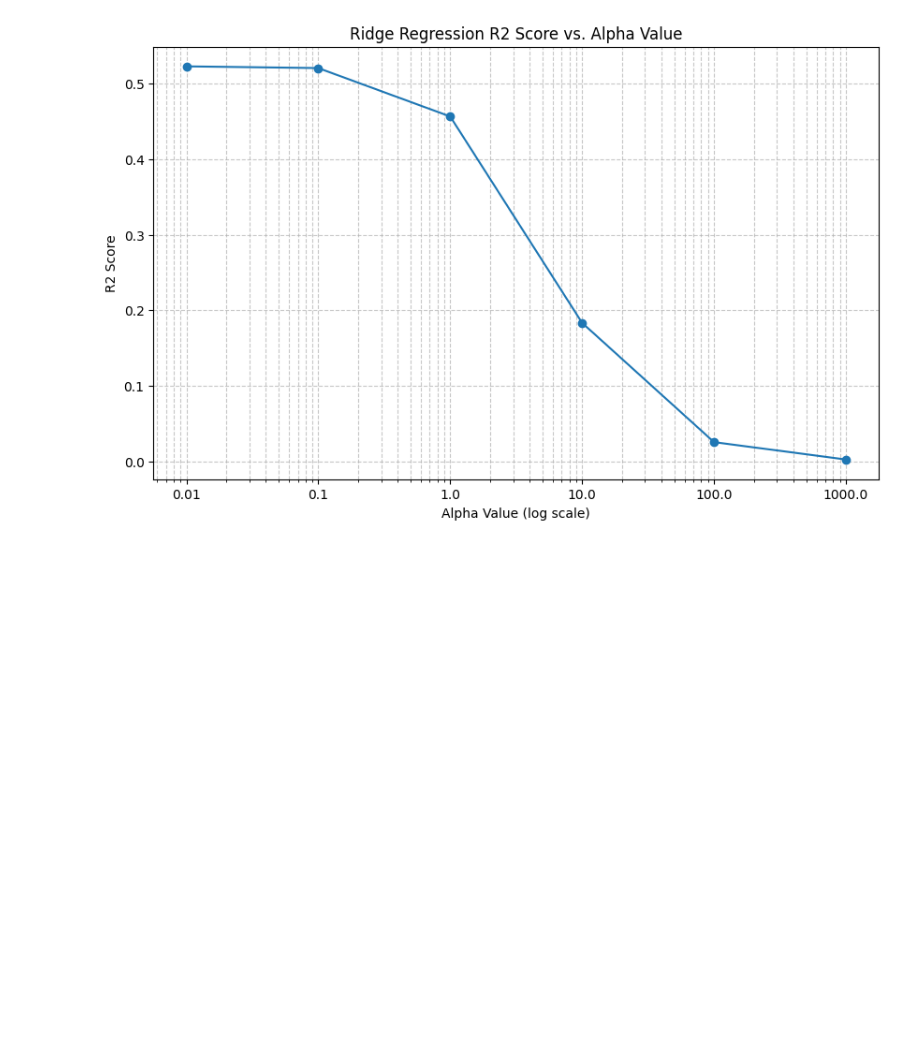
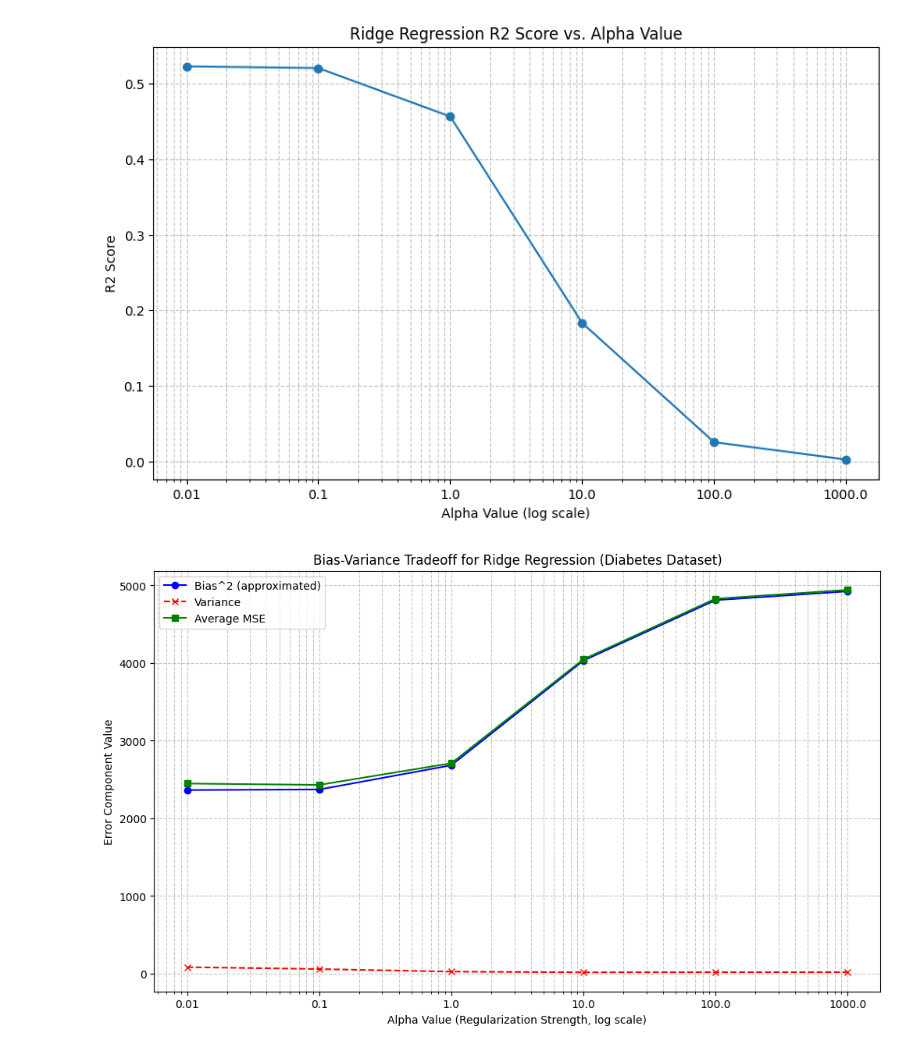
Before and after one commit to saim9211/Machine-Learning-Stuff, a Jupyter notebook: Ridge_Regularization.ipynb, the cells around one changed output. Saved outputs shown, nothing was run; the diff lists cells and outputs as text; code cells hidden in the pictures; blank space fills up the shorter version.

Commit message:
the point where teh mse and the bais intersect is the sweet point to choose for the alpha value

```diff
--- a/Ridge_Regularization.ipynb
+++ b/Ridge_Regularization.ipynb
@@ -241,3 +241,78 @@ plt.xticks(alpha_values, labels=[str(a) for a in alpha_values]) # Set custom tic
 plt.show()
 # %% [output]
 [figure]
+# %%
+import numpy as np
+import matplotlib.pyplot as plt
+from sklearn.linear_model import Ridge
+from sklearn.utils import resample # for bootstrapping
+
+# Define a range of alpha values for Ridge regularization
+# Using similar values as in the R2 score plot to compare
+alpha_values = [0.01, 0.1, 1.0, 10.0, 100.0, 1000.0]
+
+n_bootstraps = 100 # Number of bootstrap samples
+
+# Lists to store calculated bias, variance, and MSE for each alpha
+bias_squared_list = []
+variance_list = []
+mse_list = []
+
+# Loop over each alpha value
+for alpha in alpha_values:
+    # Store predictions from multiple bootstrapped models for current alpha
+    all_predictions_for_alpha = []
+    mse_per_bootstrap = []
+
+    # Perform bootstrapping
+    for i in range(n_bootstraps):
+        # Create a bootstrap sample from the training data
+        X_boot, y_boot = resample(X_train, y_train, random_state=i) # Using random_state for reproducibility
+
+        # Train a Ridge model on the bootstrap sample
+        model = Ridge(alpha=alpha)
+        model.fit(X_boot, y_boot)
+
+        # Make predictions on the original test set
+        y_pred = model.predict(X_test)
+        all_predictions_for_alpha.append(y_pred)
+
+        # Calculate MSE for this bootstrap model on the test set
+        mse_per_bootstrap.append(np.mean((y_test - y_pred)**2))
+
+    # Convert list of predictions to a NumPy array for easier calculations
+    all_predictions_for_alpha = np.array(all_predictions_for_alpha)
+
+    # Calculate average predictions across bootstraps for each test point
+    average_predictions = np.mean(all_predictions_for_alpha, axis=0)
+
+    # Calculate Bias^2: (y_test - E[y_pred])^2, averaged over test set
+    # This includes the irreducible error when using y_test as the 'true' value
+    bias_squared_for_alpha = np.mean((y_test - average_predictions)**2)
+    bias_squared_list.append(bias_squared_for_alpha)
+
+    # Calculate Variance: E[(y_pred - E[y_pred])^2], averaged over test set
+    variance_for_alpha = np.mean(np.var(all_predictions_for_alpha, axis=0))
+    variance_list.append(variance_for_alpha)
+
+    # Store the average MSE from the bootstrapped models
+    mse_list.append(np.mean(mse_per_bootstrap))
+
+
+# Plotting the bias-variance tradeoff
+plt.figure(figsize=(12, 7))
+
+plt.plot(alpha_values, bias_squared_list, marker='o', linestyle='-', color='blue', label='Bias^2 (approximated)')
+plt.plot(alpha_values, variance_list, marker='x', linestyle='--', color='red', label='Variance')
+plt.plot(alpha_values, mse_list, marker='s', linestyle='-', color='green', label='Average MSE')
+
+plt.xscale('log') # Use log scale for alpha values
+plt.xlabel('Alpha Value (Regularization Strength, log scale)')
+plt.ylabel('Error Component Value')
+plt.title('Bias-Variance Tradeoff for Ridge Regression (Diabetes Dataset)')
+plt.legend()
+plt.grid(True, which="both", ls="--", alpha=0.7)
+plt.xticks(alpha_values, labels=[str(a) for a in alpha_values]) # Set custom ticks for clarity
+plt.show()
+# %% [output]
+[figure, added]
```
